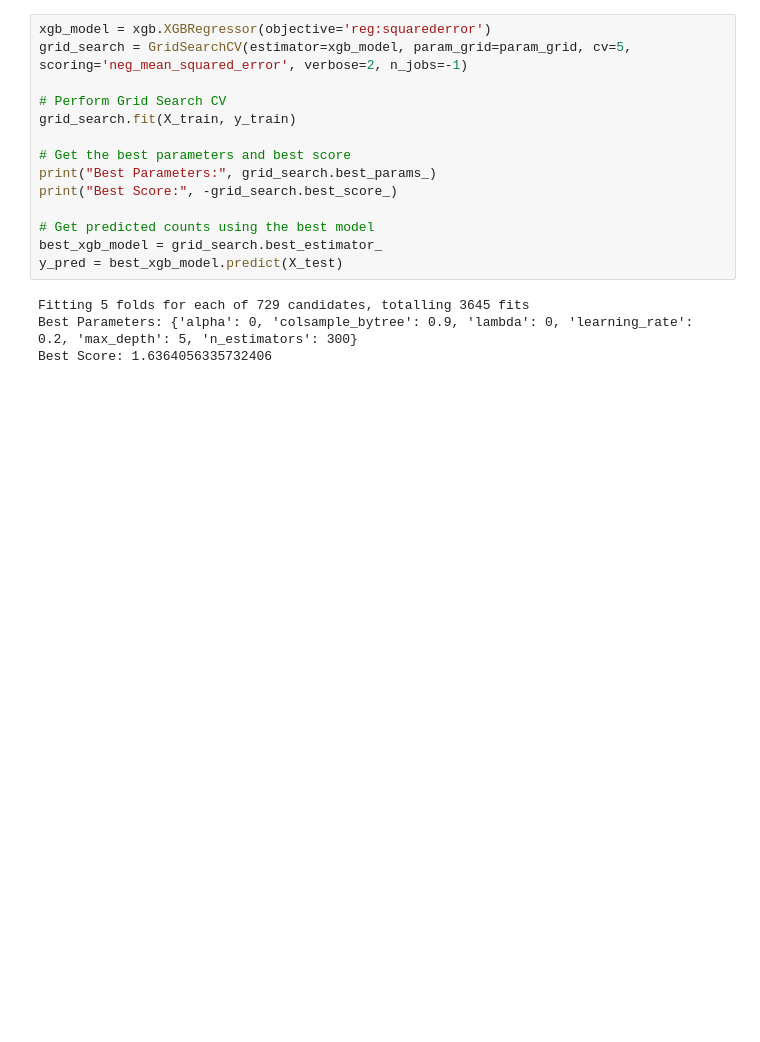
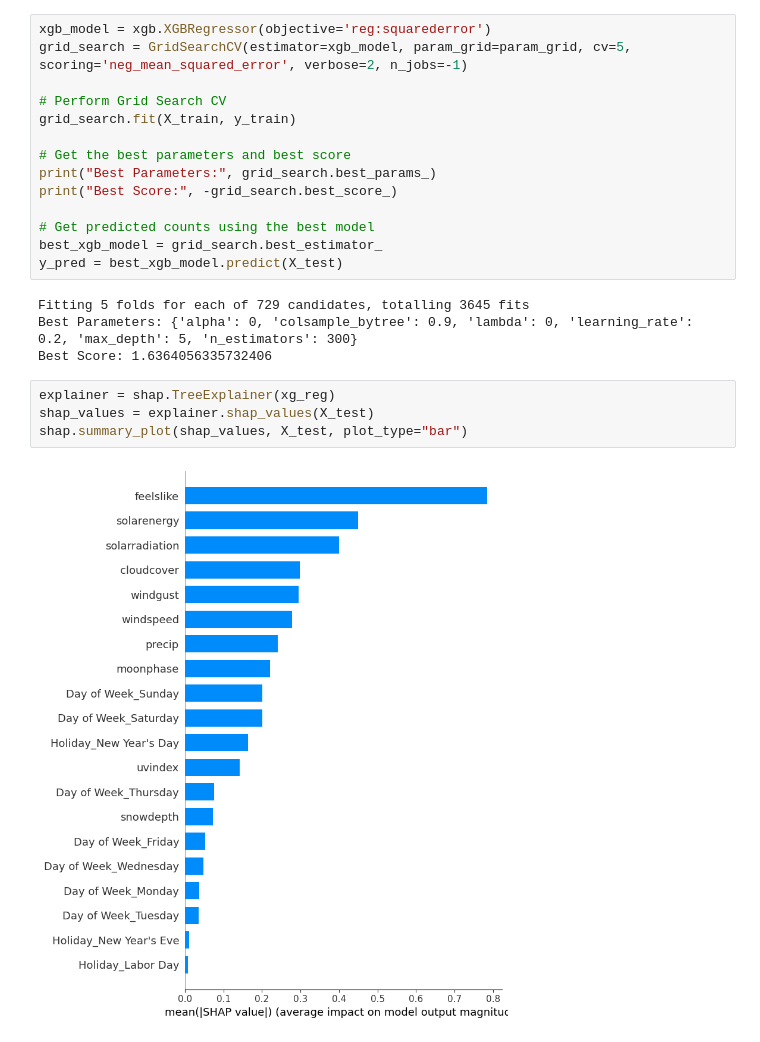
Before and after one commit to joshc2/CrimeCompetition, a Jupyter notebook: gradient_boosting.ipynb, the cells around one changed output. Drawn from its saved outputs; the diff is of its cells as text; blank space fills up the shorter version.

Commit message:
add shap code to models

```diff
--- a/gradient_boosting.ipynb
+++ b/gradient_boosting.ipynb
@@ -91,3 +92,9 @@ y_pred = best_xgb_model.predict(X_test)
 Fitting 5 folds for each of 729 candidates, totalling 3645 fits
 Best Parameters: {'alpha': 0, 'colsample_bytree': 0.9, 'lambda': 0, 'learning_rate': 0.2, 'max_depth': 5, 'n_estimators': 300}
 Best Score: 1.6364056335732406
+# %%
+explainer = shap.TreeExplainer(xg_reg)
+shap_values = explainer.shap_values(X_test)
+shap.summary_plot(shap_values, X_test, plot_type="bar")
+# %% [output]
+[figure, added]
```
Also changed, not shown: parts of 3 cells of this notebook, 1 other file.
